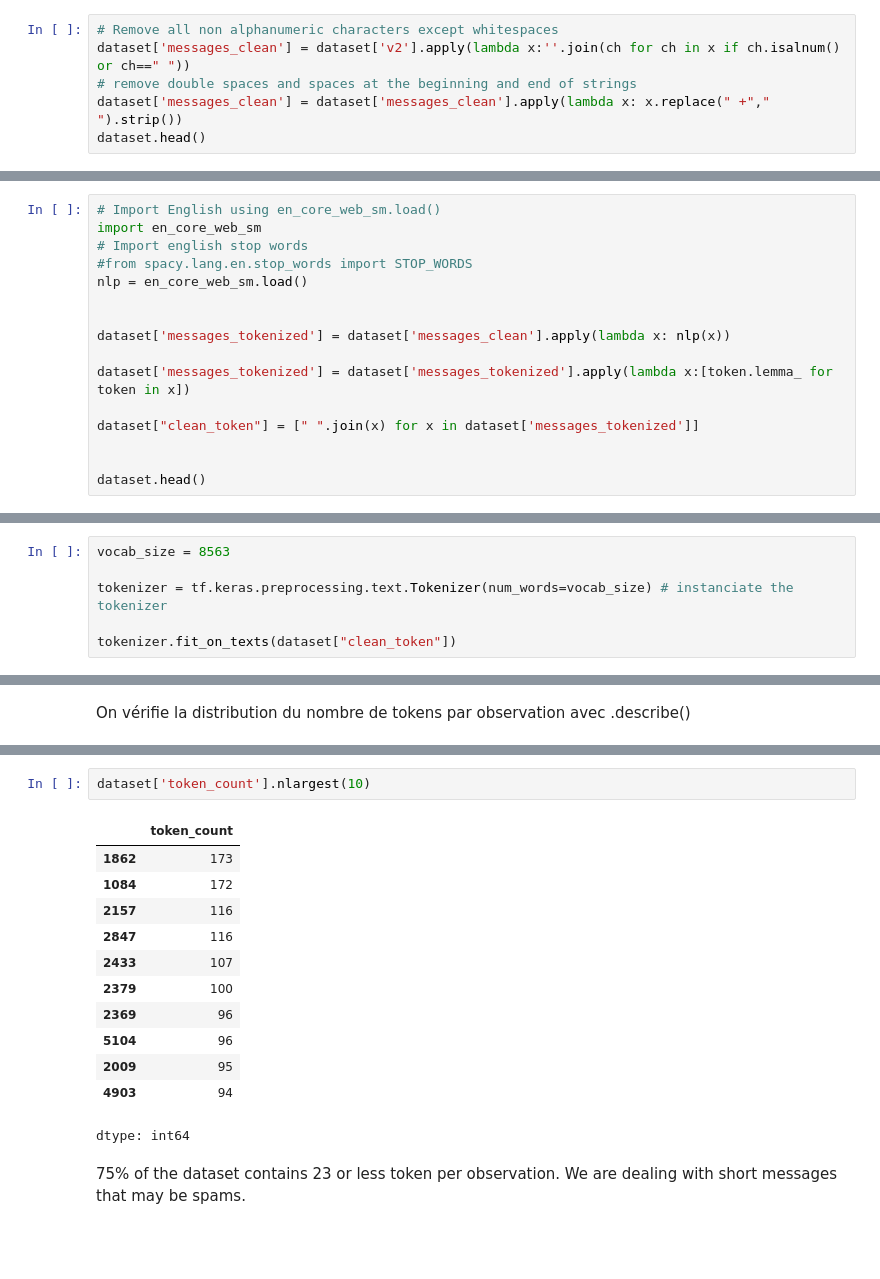
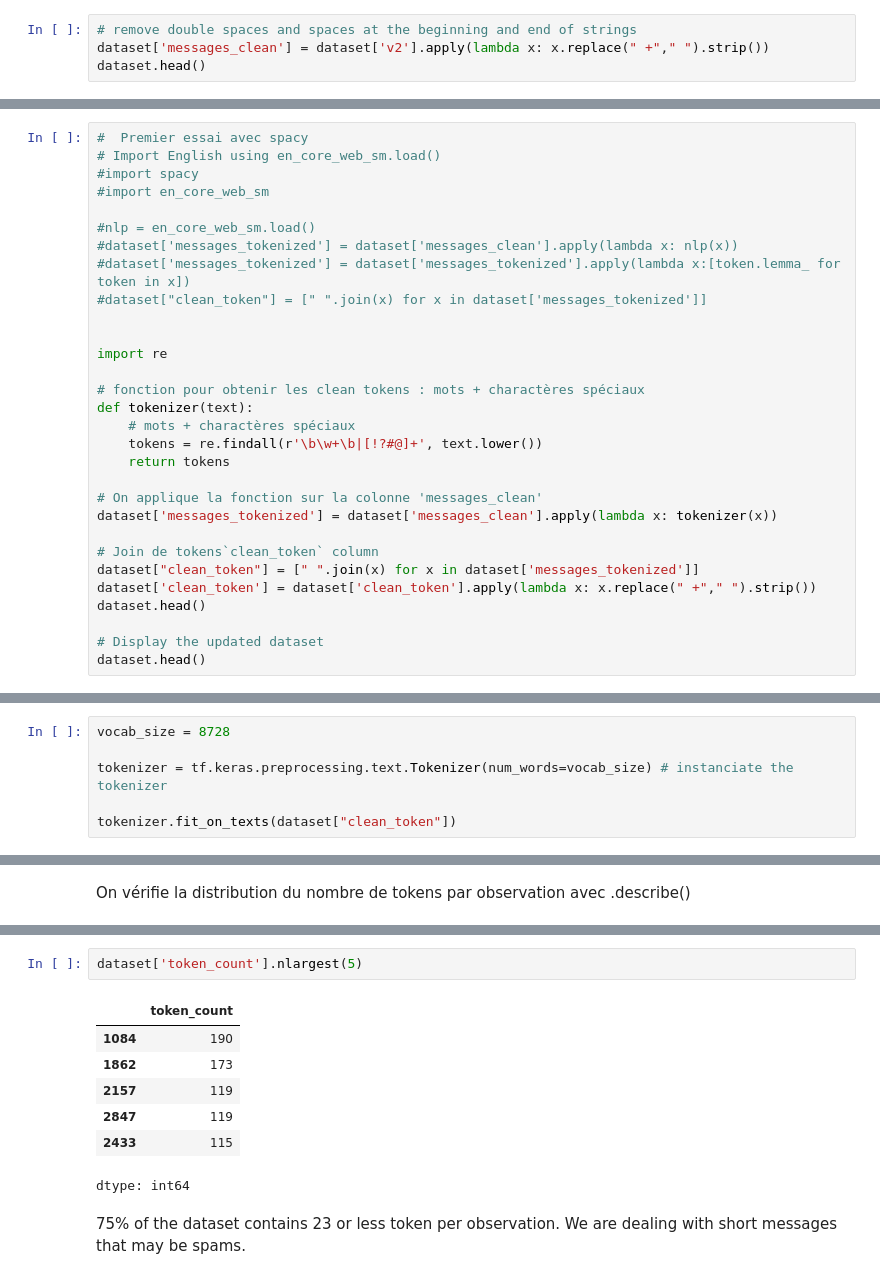
Before and after one commit to agu-oli/deep_learning_jedha, a Jupyter notebook: projet_spam.ipynb, the cells around one changed output, grey strips where cells are left out. Drawn from its saved outputs; the diff is of its cells as text; blank space fills up the shorter version.

```diff
--- a/projet_spam.ipynb
+++ b/projet_spam.ipynb
@@ -140,10 +140,8 @@ dataset.head()
 | 3 | 0 | U dun say so early hor... U c alr... |
 | 4 | 0 | Nah I don't think he goes to usf,... |
 # %%
-# Remove all non alphanumeric characters except whitespaces
-dataset['messages_clean'] = dataset['v2'].apply(lambda x:''.join(ch for ch in x if ch.isalnum() or ch==" "))
 # remove double spaces and spaces at the beginning and end of strings
-dataset['messages_clean'] = dataset['messages_clean'].apply(lambda x: x.replace(" +"," ").strip())
+dataset['messages_clean'] = dataset['v2'].apply(lambda x: x.replace(" +"," ").strip())
 dataset.head()
 # %% [output]
 |  | v1 | v2 | messages_clean |
@@ -157,20 +155,34 @@ Tokenization - Spacy
 
 We will keep stop words in this dataset since we are dealing mostly with short messages that may be spams. Important information may be contained in the stop words. Also special characters like "!!" may be important for detecting spams.
 # %%
+#  Premier essai avec spacy
 # Import English using en_core_web_sm.load()
-import en_core_web_sm
-# Import english stop words
-#from spacy.lang.en.stop_words import STOP_WORDS
-nlp = en_core_web_sm.load()
+#import spacy
+#import en_core_web_sm
+
+#nlp = en_core_web_sm.load()
+#dataset['messages_tokenized'] = dataset['messages_clean'].apply(lambda x: nlp(x))
+#dataset['messages_tokenized'] = dataset['messages_tokenized'].apply(lambda x:[token.lemma_ for token in x])
+#dataset["clean_token"] = [" ".join(x) for x in dataset['messages_tokenized']]
 
 
-dataset['messages_tokenized'] = dataset['messages_clean'].apply(lambda x: nlp(x))
+import re
 
-dataset['messages_tokenized'] = dataset['messages_tokenized'].apply(lambda x:[token.lemma_ for token in x])
+# fonction pour obtenir les clean tokens : mots + charactères spéciaux
+def tokenizer(text):
+    # mots + charactères spéciaux
+    tokens = re.findall(r'\b\w+\b|[!?#@]+', text.lower())
+    return tokens
 
+# On applique la fonction sur la colonne 'messages_clean'
+dataset['messages_tokenized'] = dataset['messages_clean'].apply(lambda x: tokenizer(x))
+
+# Join de tokens`clean_token` column
 dataset["clean_token"] = [" ".join(x) for x in dataset['messages_tokenized']]
+dataset['clean_token'] = dataset['clean_token'].apply(lambda x: x.replace(" +"," ").strip())
+dataset.head()
 
-
+# Display the updated dataset
 dataset.head()
 # %% [output]
 |  | v1 | v2 | messages_clean | messages_tokenized | clean_token |
@@ -200,7 +212,7 @@ num_unique_words
 # %% [markdown]
 Tokenizer
 # %%
-vocab_size = 8563
+vocab_size = 8728
 
 tokenizer = tf.keras.preprocessing.text.Tokenizer(num_words=vocab_size) # instanciate the tokenizer
 
@@ -255,18 +267,13 @@ dataset['token_count'].describe()
 dtype: float64
 # %%
-dataset['token_count'].nlargest(10)
+dataset['token_count'].nlargest(5)
 # %% [output]
 |  | token_count |
+| 1084 | 190 |
 | 1862 | 173 |
-| 1084 | 172 |
-| 2157 | 116 |
-| 2847 | 116 |
-| 2433 | 107 |
-| 2379 | 100 |
-| 2369 | 96 |
-| 5104 | 96 |
-| 2009 | 95 |
-| 4903 | 94 |
+| 2157 | 119 |
+| 2847 | 119 |
+| 2433 | 115 |
 dtype: int64
 # %% [markdown]
 75% of the dataset contains 23 or less token per observation. We are dealing with short messages that may be spams.
```
Also changed, not shown: parts of 68 cells of this notebook.
